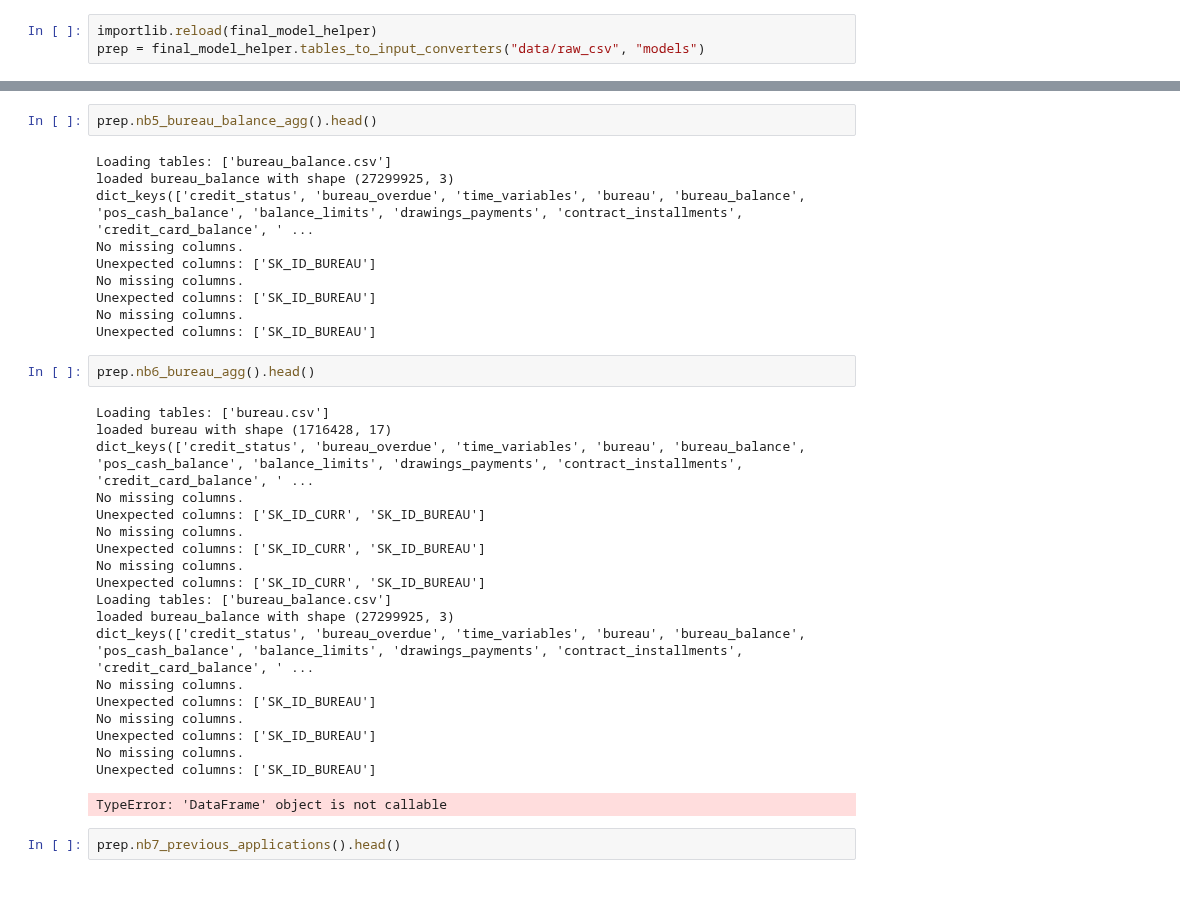
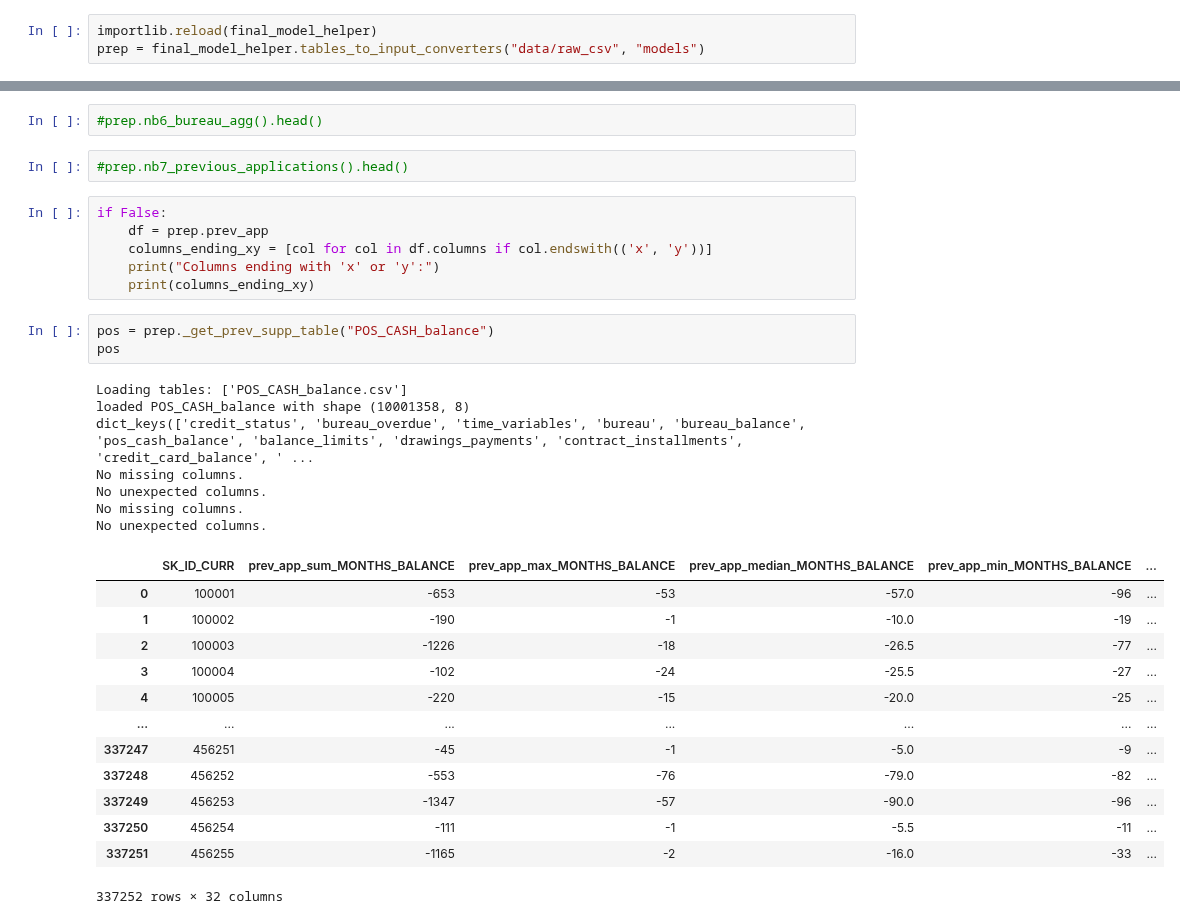
Before and after one commit to Sauciu1/defaulting-risk, a Jupyter notebook: notebooks/nb9_model_deployment.ipynb, the cells around one changed output, grey strips where cells are left out. Cells and saved outputs as stored; diff of their text form; blank space fills up the shorter version.

```diff
--- a/notebooks/nb9_model_deployment.ipynb
+++ b/notebooks/nb9_model_deployment.ipynb
@@ -41,36 +22,34 @@ Error:
-# %%
-prep.nb5_bureau_balance_agg().head()
-# %% [output]
-Loading tables: ['bureau_balance.csv']
-loaded bureau_balance with shape (27299925, 3)
-dict_keys(['credit_status', 'bureau_overdue', 'time_variables', 'bureau', 'bureau_balance', 'pos_cash_balance', 'balance_limits', 'drawings_payments', 'contract_installments', 'credit_card_balance', ' ...
-No missing columns.
-Unexpected columns: ['SK_ID_BUREAU']
-No missing columns.
-Unexpected columns: ['SK_ID_BUREAU']
-No missing columns.
-Unexpected columns: ['SK_ID_BUREAU']
 # %%
-prep.nb6_bureau_agg().head()
+#prep.nb6_bureau_agg().head()
-# %% [output]
-Loading tables: ['bureau.csv']
-loaded bureau with shape (1716428, 17)
-dict_keys(['credit_status', 'bureau_overdue', 'time_variables', 'bureau', 'bureau_balance', 'pos_cash_balance', 'balance_limits', 'drawings_payments', 'contract_installments', 'credit_card_balance', ' ...
-No missing columns.
-Unexpected columns: ['SK_ID_CURR', 'SK_ID_BUREAU']
-No missing columns.
-Unexpected columns: ['SK_ID_CURR', 'SK_ID_BUREAU']
-No missing columns.
-Unexpected columns: ['SK_ID_CURR', 'SK_ID_BUREAU']
-Loading tables: ['bureau_balance.csv']
-loaded bureau_balance with shape (27299925, 3)
-dict_keys(['credit_status', 'bureau_overdue', 'time_variables', 'bureau', 'bureau_balance', 'pos_cash_balance', 'balance_limits', 'drawings_payments', 'contract_installments', 'credit_card_balance', ' ...
-No missing columns.
-Unexpected columns: ['SK_ID_BUREAU']
-No missing columns.
-Unexpected columns: ['SK_ID_BUREAU']
-No missing columns.
-Unexpected columns: ['SK_ID_BUREAU']
-TypeError: 'DataFrame' object is not callable
 # %%
-prep.nb7_previous_applications().head()
+#prep.nb7_previous_applications().head()
+# %%
+if False:
+    df = prep.prev_app
+    columns_ending_xy = [col for col in df.columns if col.endswith(('x', 'y'))]
+    print("Columns ending with 'x' or 'y':")
+    print(columns_ending_xy)
+# %%
+pos = prep._get_prev_supp_table("POS_CASH_balance")
+pos
+# %% [output]
+Loading tables: ['POS_CASH_balance.csv']
+loaded POS_CASH_balance with shape (10001358, 8)
+dict_keys(['credit_status', 'bureau_overdue', 'time_variables', 'bureau', 'bureau_balance', 'pos_cash_balance', 'balance_limits', 'drawings_payments', 'contract_installments', 'credit_card_balance', ' ...
+No missing columns.
+No unexpected columns.
+No missing columns.
+No unexpected columns.
+|  | SK_ID_CURR | prev_app_sum_MONTHS_BALANCE | prev_app_max_MONTHS_BALANCE | prev_app_median_MONTHS_BALANCE | prev_app_min_MONTHS_BALANCE | ... |
+| 0 | 100001 | -653 | -53 | -57.0 | -96 | ... |
+| 1 | 100002 | -190 | -1 | -10.0 | -19 | ... |
+| 2 | 100003 | -1226 | -18 | -26.5 | -77 | ... |
+| 3 | 100004 | -102 | -24 | -25.5 | -27 | ... |
+| 4 | 100005 | -220 | -15 | -20.0 | -25 | ... |
+| ... | ... | ... | ... | ... | ... | ... |
+| 337247 | 456251 | -45 | -1 | -5.0 | -9 | ... |
+| 337248 | 456252 | -553 | -76 | -79.0 | -82 | ... |
+| 337249 | 456253 | -1347 | -57 | -90.0 | -96 | ... |
+| 337250 | 456254 | -111 | -1 | -5.5 | -11 | ... |
+| 337251 | 456255 | -1165 | -2 | -16.0 | -33 | ... |
+337252 rows × 32 columns
```
Also changed, not shown: parts of 10 cells of this notebook, 15 other files.
